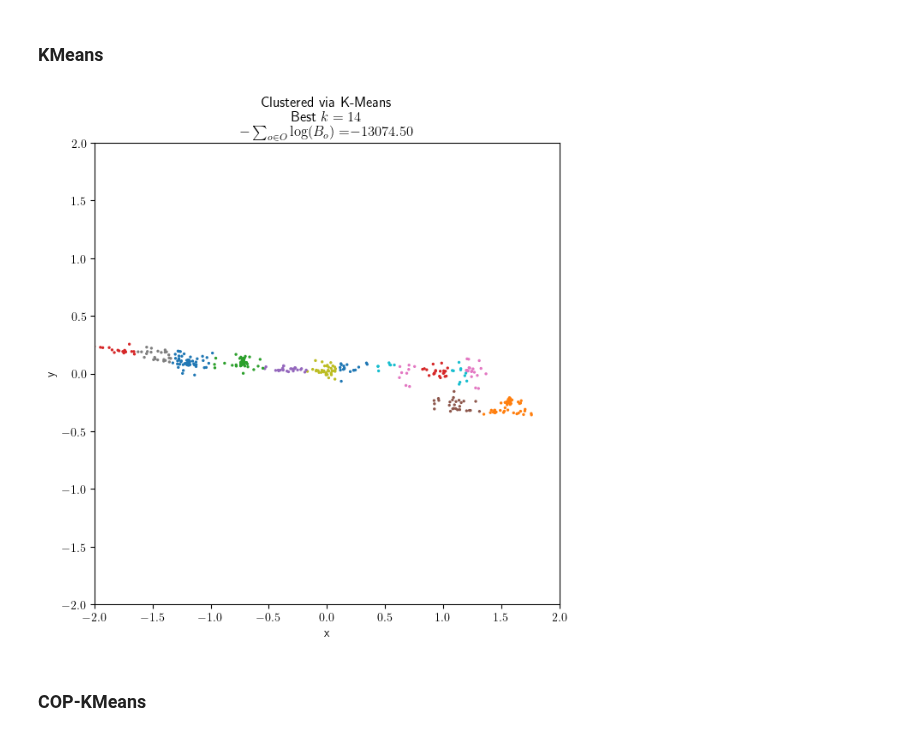
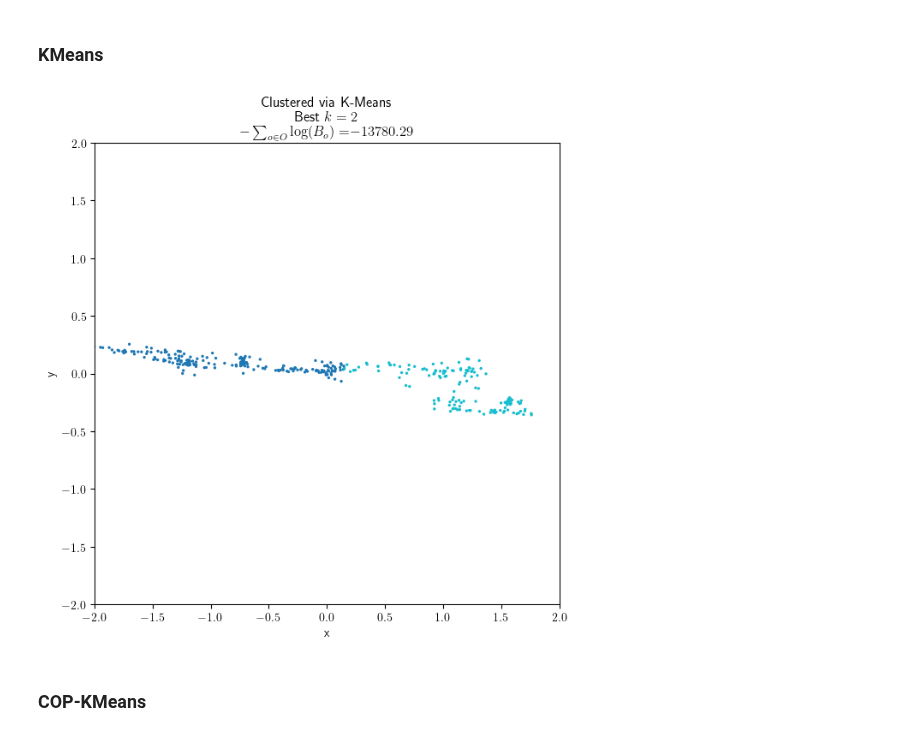
Before and after one commit to jacobf18/astronomical-matching, a Jupyter notebook: hubble.ipynb, the cells around one changed output. Drawn from its saved outputs; the diff is of its cells as text; code cells hidden in the pictures.

```diff
--- a/hubble.ipynb
+++ b/hubble.ipynb
@@ -92,7 +92,7 @@ def neg_log_bayes(data_df: pd.DataFrame, labels: list[int]) -> float:
     out = 0
     data_df["labels"] = labels
 
-    for i in range(max(labels)):
+    for i in range(max(labels) + 1):
         # filter data to sources labeled to i
         data_labeled = data_df[data_df.labels == i]
 
@@ -115,7 +115,7 @@ def neg_log_bayes(data_df: pd.DataFrame, labels: list[int]) -> float:
         sum_kappa = data_labeled["kappa"].sum()
 
         # Get sum of pairwise distances between all sources
-        sum_of_square_dist = np.power(coord1 - centroid1, 2) + np.power(coord2 - centroid2, 2)
+        sum_of_square_dist = np.sum(np.power(coord1 - centroid1, 2) + np.power(coord2 - centroid2, 2))
 
         # Divide by 4 * sum of kappas
         double_sum = sum_of_square_dist / 4
@@ -160,35 +160,35 @@ from collections import defaultdict
 coords = data_df[["coord1 (arcseconds)", "coord2 (arcseconds)"]]
 weights = data_df["kappa"]
 
 best_labels = None
 best_k = 0
 best_bayes = np.Inf
 
 for k in tqdm(range(1,50)):
-    kmeans = KMeans(n_clusters=k, random_state=1).fit(X = coords, sample_weight=weights)
+    kmeans = KMeans(n_clusters=k, random_state=0, n_init = 100).fit(X = coords, sample_weight=weights)
 
     bayes = neg_log_bayes(data_df, kmeans.labels_)
 
     if bayes < best_bayes:
         best_bayes = bayes
         best_labels = kmeans.labels_
         best_k = k
 
 plt.figure(figsize=(7,7))
 plt.scatter(data_df['coord1 (arcseconds)'],
             data_df['coord2 (arcseconds)'],
             s=2.0, c = best_labels, cmap='tab10')
 plt.title("Clustered via K-Means\n"
           f"Best $k={best_k}$\n"
               r"$-\sum_{{o\in O}}\log(B_o)=$"
               f"${best_bayes:.2f}$")
 plt.xlabel('x')
 plt.ylabel('y')
 plt.xlim([-2,2])
 plt.ylim([-2,2])
 plt.show()
 # %% [output]
-[figure, old version]
+[figure, new version]
 # %%
 for i in range(max(kmeans.labels_)):
     data_img = data_df[data_df.ImageID == i]
```
Also changed, not shown: parts of 2 cells of this notebook.
